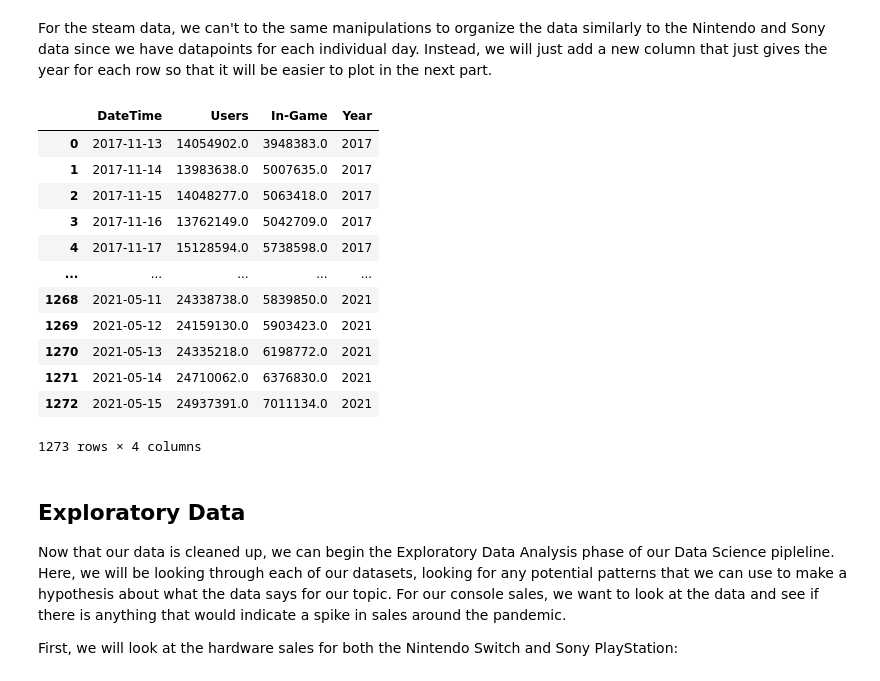
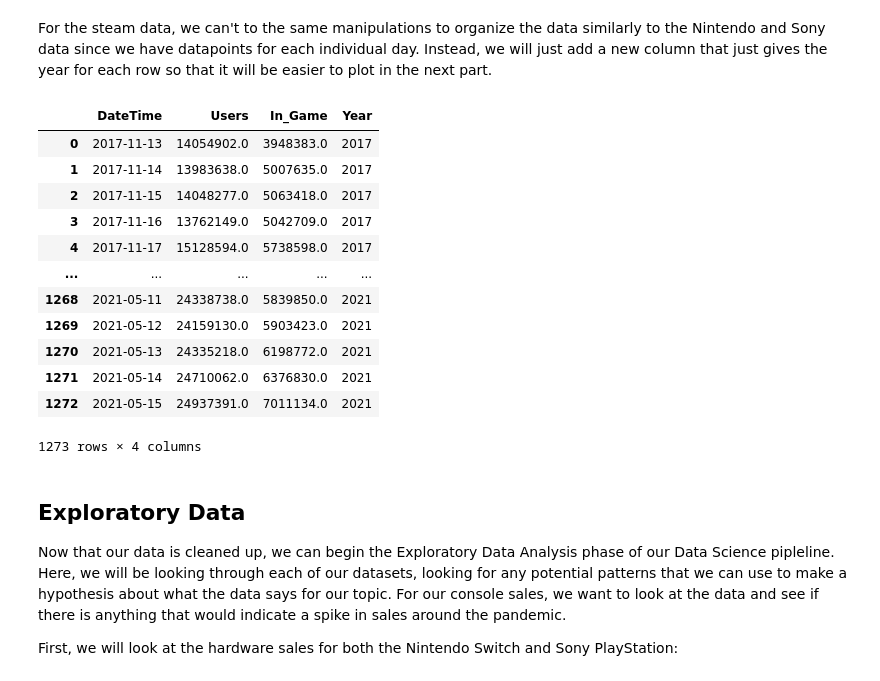
Before and after one commit to codenobacon4u/cmsc320-final-pandemic-gaming, a Jupyter notebook: FinalTutorial.ipynb, the cells around one changed output. Saved outputs shown, nothing was run; the diff lists cells and outputs as text; code cells hidden in the pictures.

```diff
--- a/FinalTutorial.ipynb
+++ b/FinalTutorial.ipynb
@@ -234,12 +212,14 @@ For the steam data, we can't to the same manipulations to organize the data simi
 # %%
 # Convert the DateTime to actual DateTime objects
 steam['DateTime'] = pd.to_datetime(steam['DateTime'], infer_datetime_format=True)
 # Extract the year for each row into its own column
 steam['Year'] = [str(date.year) for date in steam['DateTime']]
+# Rename In-Game column to avoid error when doing ols regression later
+steam.rename(columns={'In-Game':'In_Game'}, inplace=True)
 
 display(steam)
 # %% [output]
-|  | DateTime | Users | In-Game | Year |
+|  | DateTime | Users | In_Game | Year |
 | 0 | 2017-11-13 | 14054902.0 | 3948383.0 | 2017 |
 | 1 | 2017-11-14 | 13983638.0 | 5007635.0 | 2017 |
 | 2 | 2017-11-15 | 14048277.0 | 5063418.0 | 2017 |
```
Also changed, not shown: parts of 20 cells of this notebook, 1 other file.
